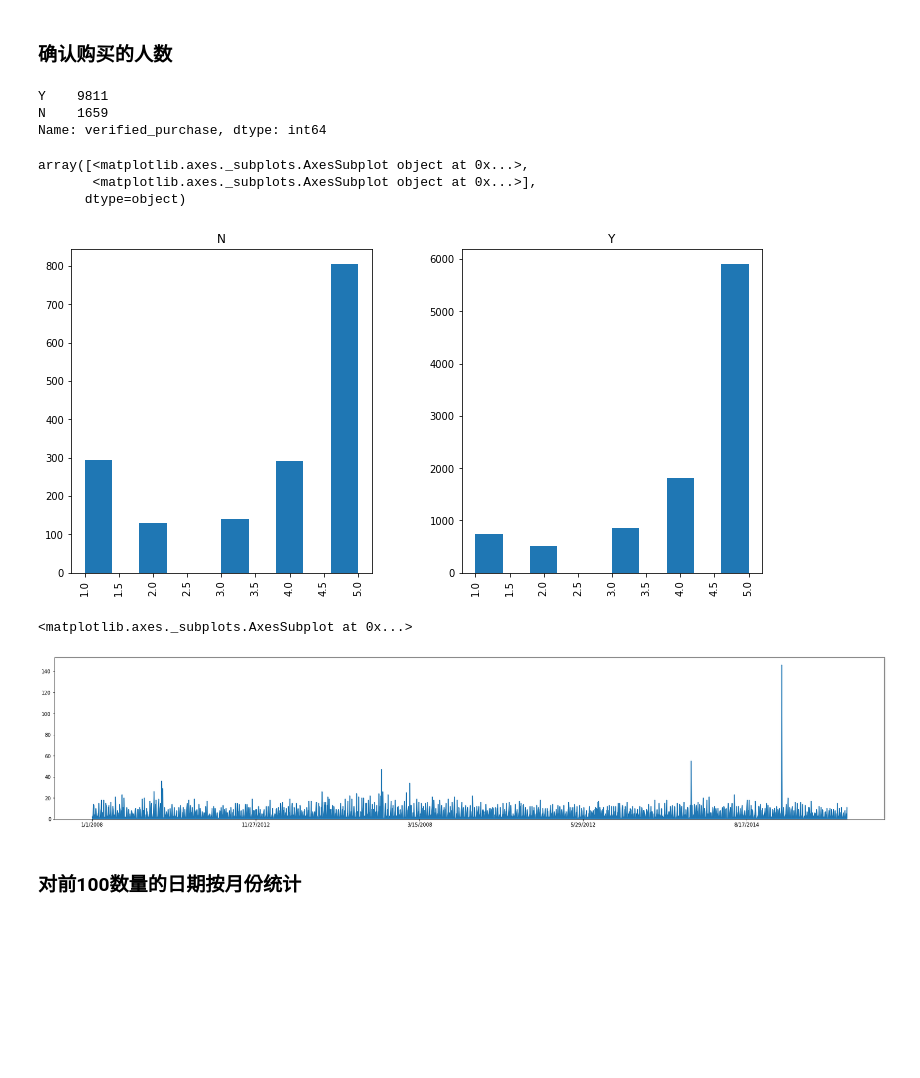
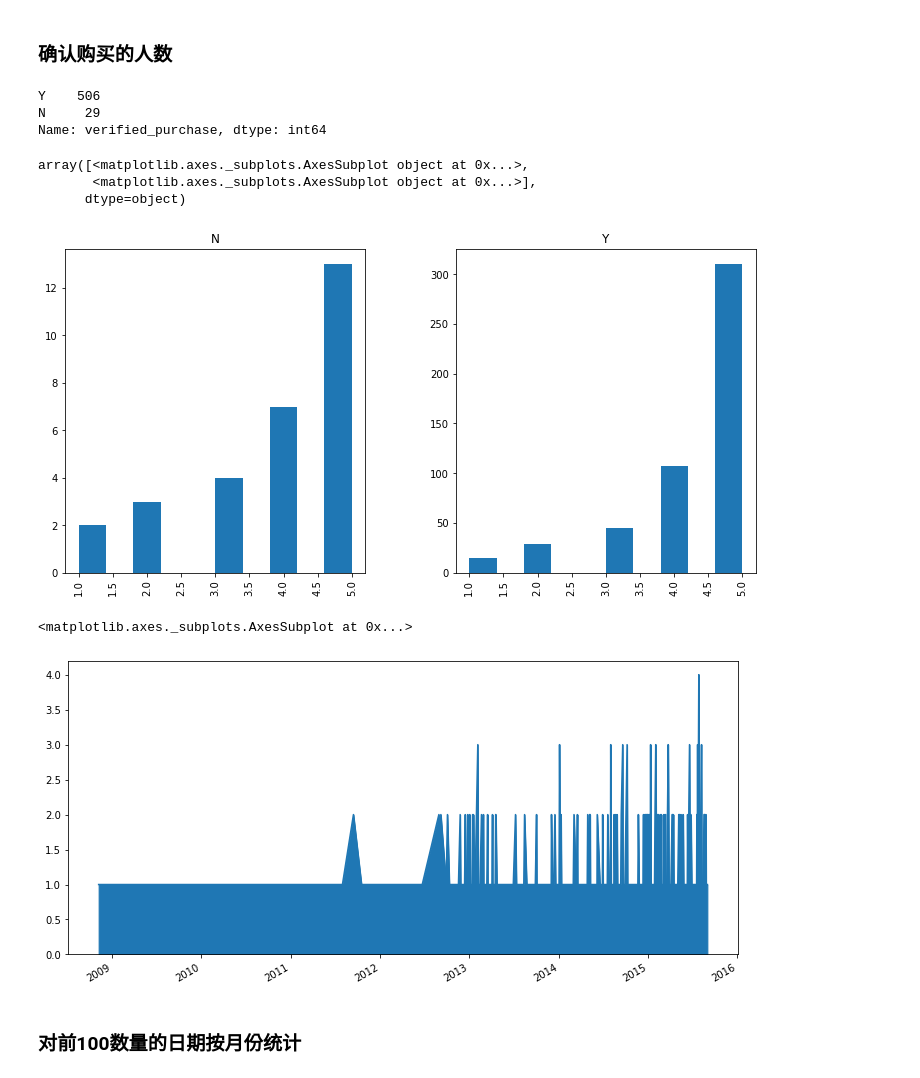
Before and after one commit to Ryan0v0/MCM2020_problemC, a Jupyter notebook: datetime_analysis.ipynb, the cells around one changed output. Cells and saved outputs as stored; diff of their text form; code cells hidden in the pictures; blank space fills up the shorter version.

Commit message:
pre review count

```diff
--- a/datetime_analysis.ipynb
+++ b/datetime_analysis.ipynb
@@ -7,13 +8,16 @@ import string
 ### 读入表
 # %%
 tab1 = "./hair_dryer.tsv"
+tab2 = "./clean_data.csv"
 print(tab1)
 
 #reviews = pd.read_csv(tab1, sep='\t', header=0,low_memory=False)
 reviews = pd.read_csv(tab1, sep='\t', low_memory=False)
+#reviews = pd.read_csv(tab2,low_memory=False)
 reviews.columns = ['marketplace','customer_id', 'review_id', 'product_id', 'product_parent', 'product_title', 'product_category',
                    'star_rating','helpful_votes', 'total_votes','vine',
                    'verified_purchase','review_headline','review_body','review_date']
+reviews = reviews.loc[reviews['product_parent']==758099411]
 # %% [output]
 ./hair_dryer.tsv
 # %%
@@ -112,8 +113,8 @@ reviews.verified_purchase.value_counts()
 
 ### 得到邀请和未到邀请的比较
 # %% [output]
-Y    9811
-N    1659
+Y    506
+N     29
 Name: verified_purchase, dtype: int64
 # %%
 reviews.star_rating.hist(by=reviews.verified_purchase,figsize=(12,6))
@@ -121,15 +122,17 @@ reviews.star_rating.hist(by=reviews.verified_purchase,figsize=(12,6))
 array([<matplotlib.axes._subplots.AxesSubplot object at 0x...>,
        <matplotlib.axes._subplots.AxesSubplot object at 0x...>],
       dtype=object)
-[figure, old version]
+[figure, new version]
 # %%
-reviews['temp'] = reviews.review_date.apply(lambda x : pd.to_datetime(x))
+#reviews['temp'] = reviews.review_date.apply(lambda x : pd.to_datetime(x))
+#reviews = reviews.set_index('temp')
+reviews['review_date'] = pd.to_datetime(reviews['review_date'])
 review_dates = reviews.review_date.value_counts()
 review_dates.sort_index(inplace=True)
-review_dates.plot(kind='area',figsize=(30,6))
+review_dates.plot(kind='area',figsize=(12,6))
 # %% [output]
 <matplotlib.axes._subplots.AxesSubplot at 0x...>
-[figure, old version]
+[figure, new version]
 # %% [markdown]
 ### 对前100数量的日期按月份统计
 # %%
```
Also changed, not shown: parts of 31 cells of this notebook, 2 other files.
